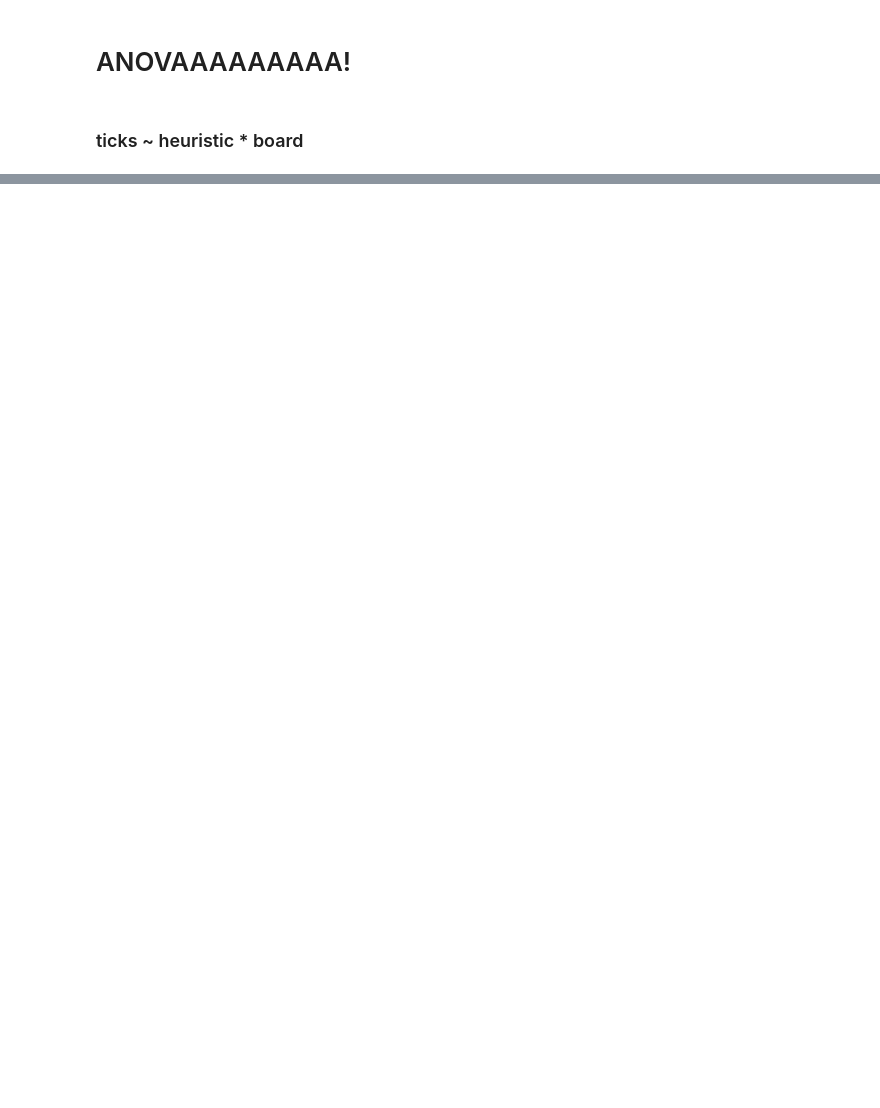
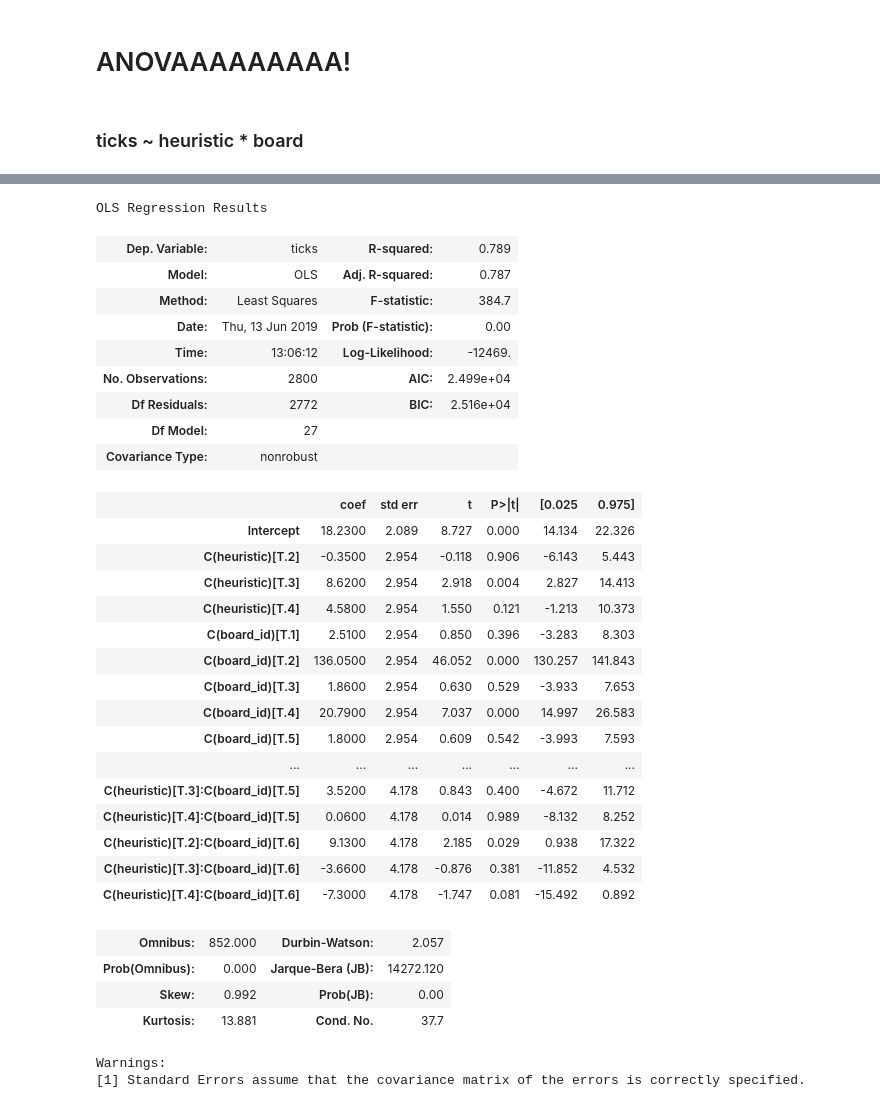
Before and after one commit to Nagasaki45/cooperative-ai, a Jupyter notebook: analysis/analysis.ipynb, the cells around one changed output, grey strips where cells are left out. Saved outputs shown, nothing was run; the diff lists cells and outputs as text; code cells hidden in the pictures; blank space fills up the shorter version.

```diff
--- a/analysis/analysis.ipynb
+++ b/analysis/analysis.ipynb
@@ -270,0 +214,35 @@ sm.stats.anova_lm(lm, typ=2)
+# %%
+lm.summary()
+# %% [output]
+OLS Regression Results
+| Dep. Variable: | ticks | R-squared: | 0.789 |
+| Model: | OLS | Adj. R-squared: | 0.787 |
+| Method: | Least Squares | F-statistic: | 384.7 |
+| Date: | Thu, 13 Jun 2019 | Prob (F-statistic): | 0.00 |
+| Time: | 13:06:12 | Log-Likelihood: | -12469. |
+| No. Observations: | 2800 | AIC: | 2.499e+04 |
+| Df Residuals: | 2772 | BIC: | 2.516e+04 |
+| Df Model: | 27 |  |  |
+| Covariance Type: | nonrobust |  |  |
+|  | coef | std err | t | P>|t| | [0.025 | 0.975] |
+| Intercept | 18.2300 | 2.089 | 8.727 | 0.000 | 14.134 | 22.326 |
+| C(heuristic)[T.2] | -0.3500 | 2.954 | -0.118 | 0.906 | -6.143 | 5.443 |
+| C(heuristic)[T.3] | 8.6200 | 2.954 | 2.918 | 0.004 | 2.827 | 14.413 |
+| C(heuristic)[T.4] | 4.5800 | 2.954 | 1.550 | 0.121 | -1.213 | 10.373 |
+| C(board_id)[T.1] | 2.5100 | 2.954 | 0.850 | 0.396 | -3.283 | 8.303 |
+| C(board_id)[T.2] | 136.0500 | 2.954 | 46.052 | 0.000 | 130.257 | 141.843 |
+| C(board_id)[T.3] | 1.8600 | 2.954 | 0.630 | 0.529 | -3.933 | 7.653 |
+| C(board_id)[T.4] | 20.7900 | 2.954 | 7.037 | 0.000 | 14.997 | 26.583 |
+| C(board_id)[T.5] | 1.8000 | 2.954 | 0.609 | 0.542 | -3.993 | 7.593 |
+| ... | ... | ... | ... | ... | ... | ... |
+| C(heuristic)[T.3]:C(board_id)[T.5] | 3.5200 | 4.178 | 0.843 | 0.400 | -4.672 | 11.712 |
+| C(heuristic)[T.4]:C(board_id)[T.5] | 0.0600 | 4.178 | 0.014 | 0.989 | -8.132 | 8.252 |
+| C(heuristic)[T.2]:C(board_id)[T.6] | 9.1300 | 4.178 | 2.185 | 0.029 | 0.938 | 17.322 |
+| C(heuristic)[T.3]:C(board_id)[T.6] | -3.6600 | 4.178 | -0.876 | 0.381 | -11.852 | 4.532 |
+| C(heuristic)[T.4]:C(board_id)[T.6] | -7.3000 | 4.178 | -1.747 | 0.081 | -15.492 | 0.892 |
+| Omnibus: | 852.000 | Durbin-Watson: | 2.057 |
+| Prob(Omnibus): | 0.000 | Jarque-Bera (JB): | 14272.120 |
+| Skew: | 0.992 | Prob(JB): | 0.00 |
+| Kurtosis: | 13.881 | Cond. No. | 37.7 |
+Warnings:
+[1] Standard Errors assume that the covariance matrix of the errors is correctly specified.
```
Also changed, not shown: parts of 15 cells of this notebook.
